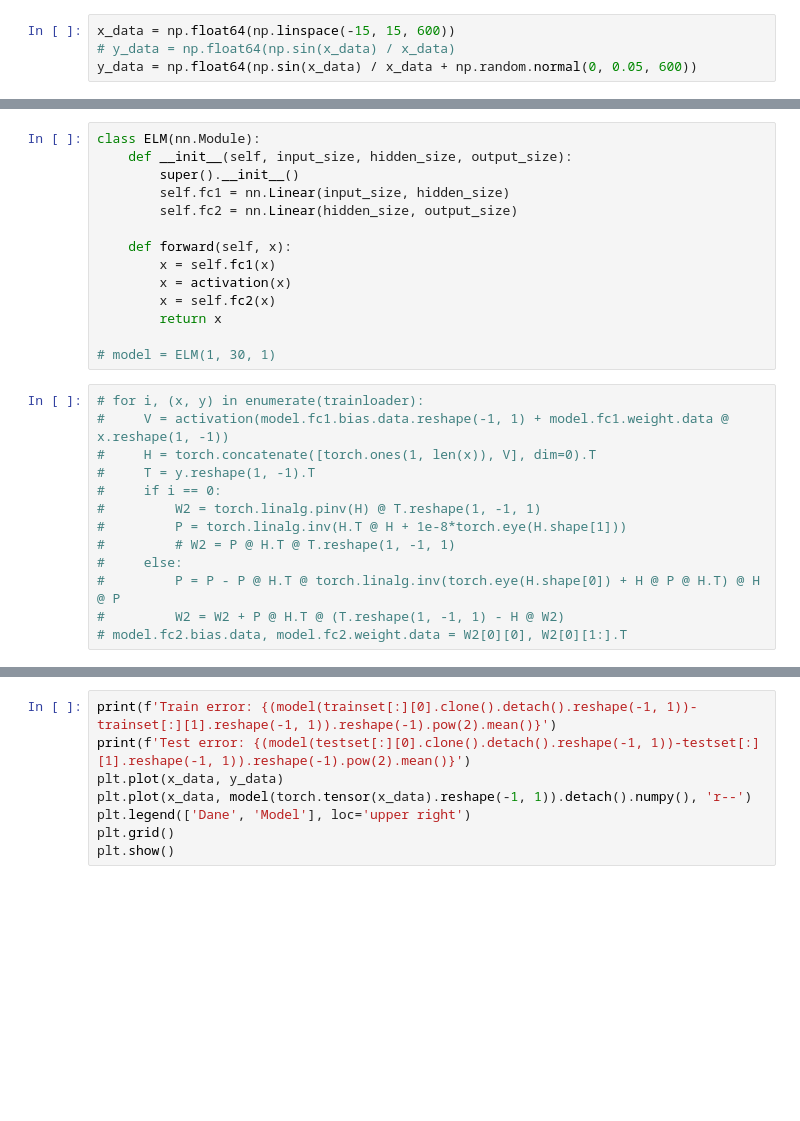
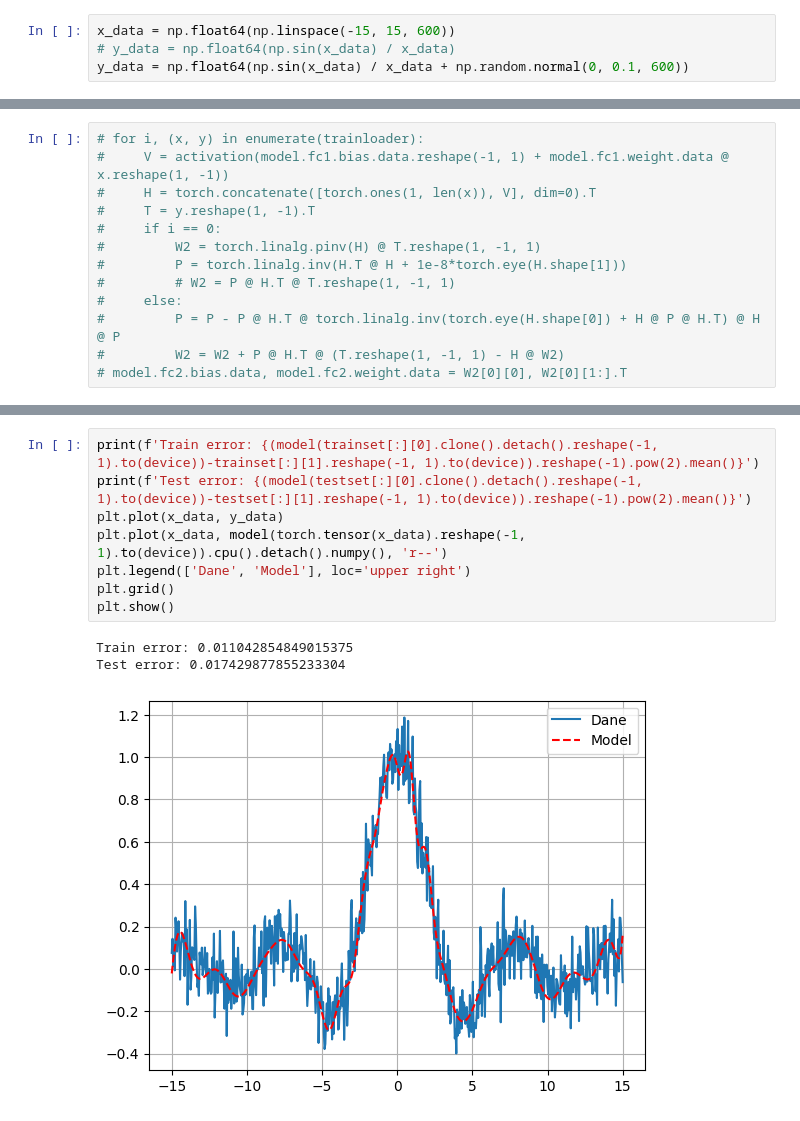
Before and after one commit to pochlebiacz/Analytical-neural-network-learning-algorithms, a Jupyter notebook: R1/3-Sequential ELM.ipynb, the cells around one changed output, grey strips where cells are left out. Saved outputs shown, nothing was run; the diff lists cells and outputs as text; blank space fills up the shorter version.

```diff
--- a/R1/3-Sequential ELM.ipynb
+++ b/R1/3-Sequential ELM.ipynb
@@ -9,7 +9,7 @@ torch.set_default_dtype(torch.float64)
 # %%
 x_data = np.float64(np.linspace(-15, 15, 600))
 # y_data = np.float64(np.sin(x_data) / x_data)
-y_data = np.float64(np.sin(x_data) / x_data + np.random.normal(0, 0.05, 600))
+y_data = np.float64(np.sin(x_data) / x_data + np.random.normal(0, 0.1, 600))
 # %%
 dataset = Dataset(x_data, y_data)
 trainset, testset = torch.utils.data.random_split(dataset, [0.9, 0.1], generator=torch.Generator().manual_seed(42))
@@ -17,20 +17,6 @@ trainset, testset = torch.utils.data.random_split(dataset, [0.9, 0.1], generator
 trainloader = DataLoader(trainset, batch_size=128, shuffle=True)
 
 activation = nn.Sigmoid()
-# %%
-class ELM(nn.Module):
-    def __init__(self, input_size, hidden_size, output_size):
-        super().__init__()
-        self.fc1 = nn.Linear(input_size, hidden_size)
-        self.fc2 = nn.Linear(hidden_size, output_size)
-
-    def forward(self, x):
-        x = self.fc1(x)
-        x = activation(x)
-        x = self.fc2(x)
-        return x
-
-# model = ELM(1, 30, 1)
 # %%
 # for i, (x, y) in enumerate(trainloader):
 #     V = activation(model.fc1.bias.data.reshape(-1, 1) + model.fc1.weight.data @ x.reshape(1, -1))
@@ -93,8 +91,12 @@ plt.show()
 # %%
-print(f'Train error: {(model(trainset[:][0].clone().detach().reshape(-1, 1))-trainset[:][1].reshape(-1, 1)).reshape(-1).pow(2).mean()}')
-print(f'Test error: {(model(testset[:][0].clone().detach().reshape(-1, 1))-testset[:][1].reshape(-1, 1)).reshape(-1).pow(2).mean()}')
+print(f'Train error: {(model(trainset[:][0].clone().detach().reshape(-1, 1).to(device))-trainset[:][1].reshape(-1, 1).to(device)).reshape(-1).pow(2).mean()}')
+print(f'Test error: {(model(testset[:][0].clone().detach().reshape(-1, 1).to(device))-testset[:][1].reshape(-1, 1).to(device)).reshape(-1).pow(2).mean()}')
 plt.plot(x_data, y_data)
-plt.plot(x_data, model(torch.tensor(x_data).reshape(-1, 1)).detach().numpy(), 'r--')
+plt.plot(x_data, model(torch.tensor(x_data).reshape(-1, 1).to(device)).cpu().detach().numpy(), 'r--')
 plt.legend(['Dane', 'Model'], loc='upper right')
 plt.grid()
 plt.show()
+# %% [output]
+Train error: 0.011042854849015375
+Test error: 0.017429877855233304
+[figure, added]
```
Also changed, not shown: parts of 2 cells of this notebook, 11 other files.
